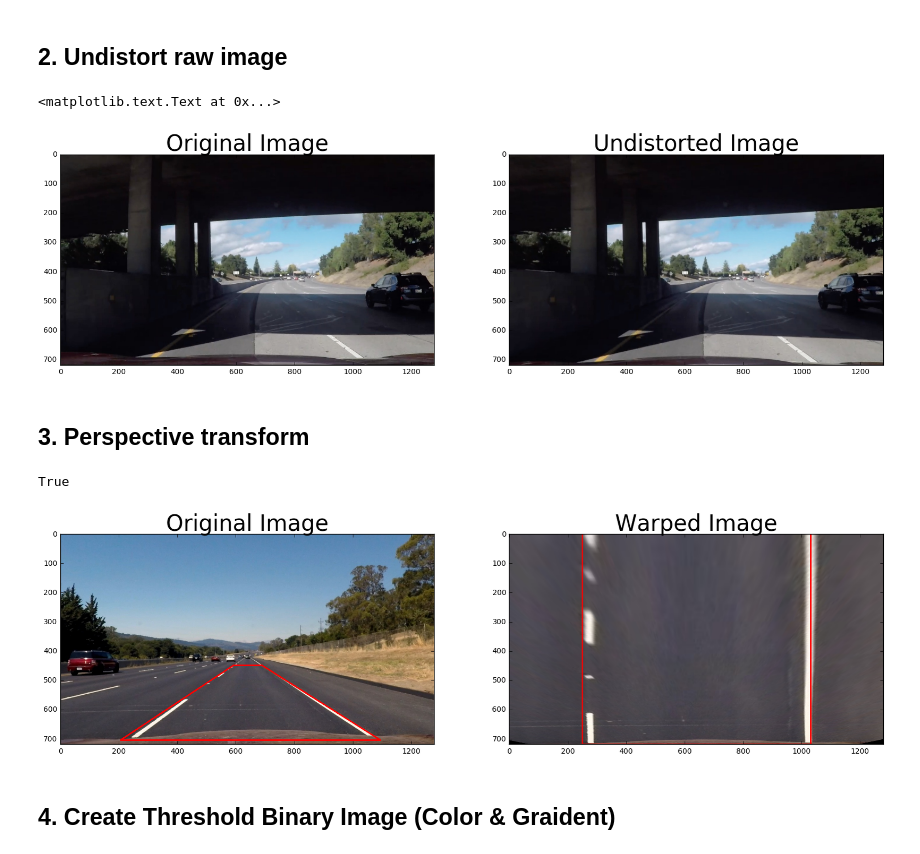
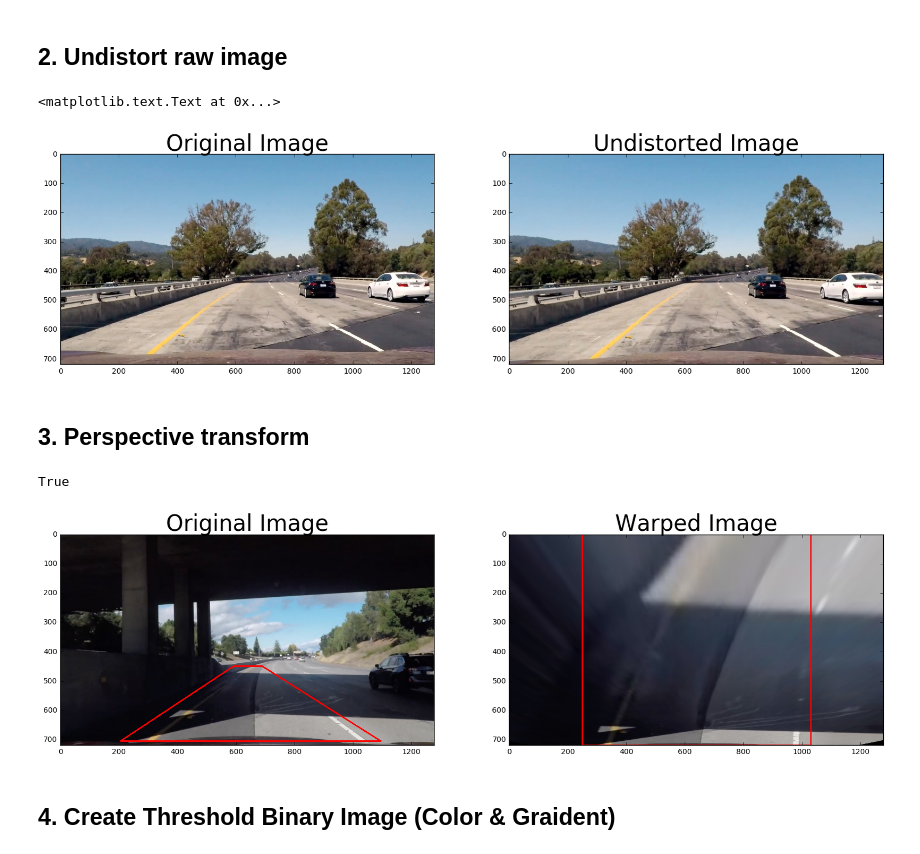
Before and after one commit to chc170/CarND-Advanced-Lane-Lines, a Jupyter notebook: project4.ipynb, the cells around one changed output. Drawn from its saved outputs; the diff is of its cells as text; code cells hidden in the pictures.

```diff
--- a/project4.ipynb
+++ b/project4.ipynb
@@ -72,28 +72,28 @@ mtx, dist = camera_calibration('camera_cal/calibration*.jpg')
 # %%
 def load_undistort_params(input_dir='.'):
     input_file = os.path.join(input_dir, 'dist_pickle.p')
     dist_pickle = pickle.load(open(input_file, 'rb'))
     return (dist_pickle['mtx'], dist_pickle['dist'])
 
 def undistort_image(image, mtx, dist):
     dst = cv2.undistort(image, mtx, dist, None, mtx)
     return dst
 
 # Test undistortion on an image
-img = cv2.imread('test_images/challenge7.jpg')
+img = cv2.imread('test_images/test7.jpg')
 mtx, dist = load_undistort_params()
 dst = undistort_image(img, mtx, dist)
-cv2.imwrite('test_images/challenge7_undist.jpg', dst)
+cv2.imwrite('test_images/test7_undist.jpg', dst)
 
 # Visualize undistortion
 f, (ax1, ax2) = plt.subplots(1, 2, figsize=(20,10))
 ax1.imshow(cv2.cvtColor(img, cv2.COLOR_BGR2RGB))
 ax1.set_title('Original Image', fontsize=30)
 ax2.imshow(cv2.cvtColor(dst, cv2.COLOR_BGR2RGB))
 ax2.set_title('Undistorted Image', fontsize=30)
 # %% [output]
 <matplotlib.text.Text at 0x...>
-[figure, old version]
+[figure, new version]
 # %% [markdown]
 ## 3. Perspective transform
 # %%
@@ -113,7 +113,7 @@ def perspective_transform(image, inverse=False):
 
     return warped, M
 
-dst = cv2.imread('test_images/straight_lines2_undist.jpg')
+dst = cv2.imread('test_images/challenge7_undist.jpg')
 warped, M = perspective_transform(dst)
 
 # Visualize perspective transform
@@ -132,7 +132,7 @@ ax2.set_title('Warped Image', fontsize=30)
 cv2.imwrite('test_images/warped.jpg', cv2.cvtColor(warped_line, cv2.COLOR_BGR2RGB))
 # %% [output]
 True
-[figure, old version]
+[figure, new version]
 # %% [markdown]
 ## 4. Create Threshold Binary Image (Color & Graident)
 # %% [markdown]
```
Also changed, not shown: parts of 20 cells of this notebook, 8 other files.
